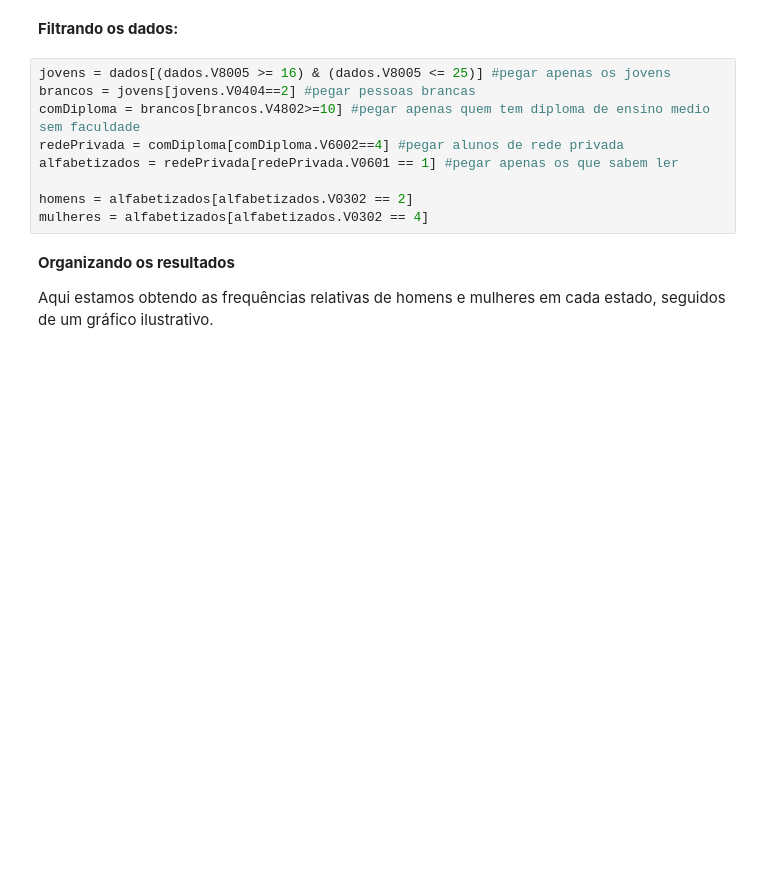
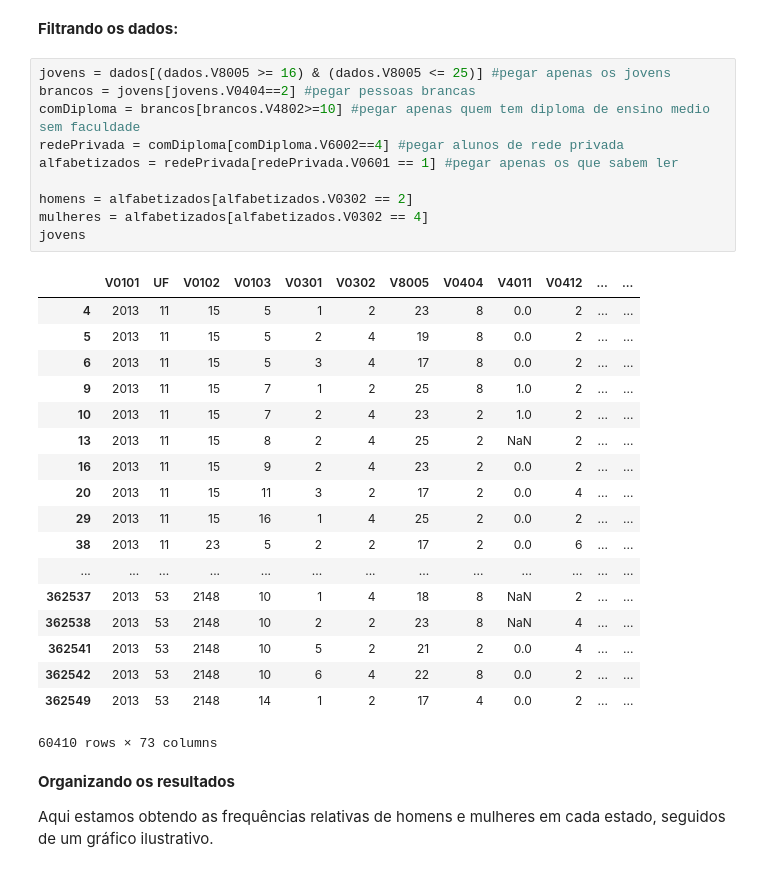
Before and after one commit to ruhman/CD, a Jupyter notebook: aula02/Ativ1.ipynb, the cells around one changed output. Cells and saved outputs as stored; diff of their text form; blank space fills up the shorter version.

```diff
--- a/aula02/Ativ1.ipynb
+++ b/aula02/Ativ1.ipynb
@@ -78,12 +79,32 @@ Name: Regiao, dtype: object
 # %%
 jovens = dados[(dados.V8005 >= 16) & (dados.V8005 <= 25)] #pegar apenas os jovens
 brancos = jovens[jovens.V0404==2] #pegar pessoas brancas
 comDiploma = brancos[brancos.V4802>=10] #pegar apenas quem tem diploma de ensino medio sem faculdade
 redePrivada = comDiploma[comDiploma.V6002==4] #pegar alunos de rede privada
 alfabetizados = redePrivada[redePrivada.V0601 == 1] #pegar apenas os que sabem ler
 
 homens = alfabetizados[alfabetizados.V0302 == 2]
 mulheres = alfabetizados[alfabetizados.V0302 == 4]
+jovens
+# %% [output]
+|  | V0101 | UF | V0102 | V0103 | V0301 | V0302 | V8005 | V0404 | V4011 | V0412 | ... | ... |
+| 4 | 2013 | 11 | 15 | 5 | 1 | 2 | 23 | 8 | 0.0 | 2 | ... | ... |
+| 5 | 2013 | 11 | 15 | 5 | 2 | 4 | 19 | 8 | 0.0 | 2 | ... | ... |
+| 6 | 2013 | 11 | 15 | 5 | 3 | 4 | 17 | 8 | 0.0 | 2 | ... | ... |
+| 9 | 2013 | 11 | 15 | 7 | 1 | 2 | 25 | 8 | 1.0 | 2 | ... | ... |
+| 10 | 2013 | 11 | 15 | 7 | 2 | 4 | 23 | 2 | 1.0 | 2 | ... | ... |
+| 13 | 2013 | 11 | 15 | 8 | 2 | 4 | 25 | 2 | NaN | 2 | ... | ... |
+| 16 | 2013 | 11 | 15 | 9 | 2 | 4 | 23 | 2 | 0.0 | 2 | ... | ... |
+| 20 | 2013 | 11 | 15 | 11 | 3 | 2 | 17 | 2 | 0.0 | 4 | ... | ... |
+| 29 | 2013 | 11 | 15 | 16 | 1 | 4 | 25 | 2 | 0.0 | 2 | ... | ... |
+| 38 | 2013 | 11 | 23 | 5 | 2 | 2 | 17 | 2 | 0.0 | 6 | ... | ... |
+| ... | ... | ... | ... | ... | ... | ... | ... | ... | ... | ... | ... | ... |
+| 362537 | 2013 | 53 | 2148 | 10 | 1 | 4 | 18 | 8 | NaN | 2 | ... | ... |
+| 362538 | 2013 | 53 | 2148 | 10 | 2 | 2 | 23 | 8 | NaN | 4 | ... | ... |
+| 362541 | 2013 | 53 | 2148 | 10 | 5 | 2 | 21 | 2 | 0.0 | 4 | ... | ... |
+| 362542 | 2013 | 53 | 2148 | 10 | 6 | 4 | 22 | 8 | 0.0 | 2 | ... | ... |
+| 362549 | 2013 | 53 | 2148 | 14 | 1 | 2 | 17 | 4 | 0.0 | 2 | ... | ... |
+60410 rows × 73 columns
 # %% [markdown]
 **Organizando os resultados**
 
```
Also changed, not shown: parts of 5 cells of this notebook, 1 other file.
